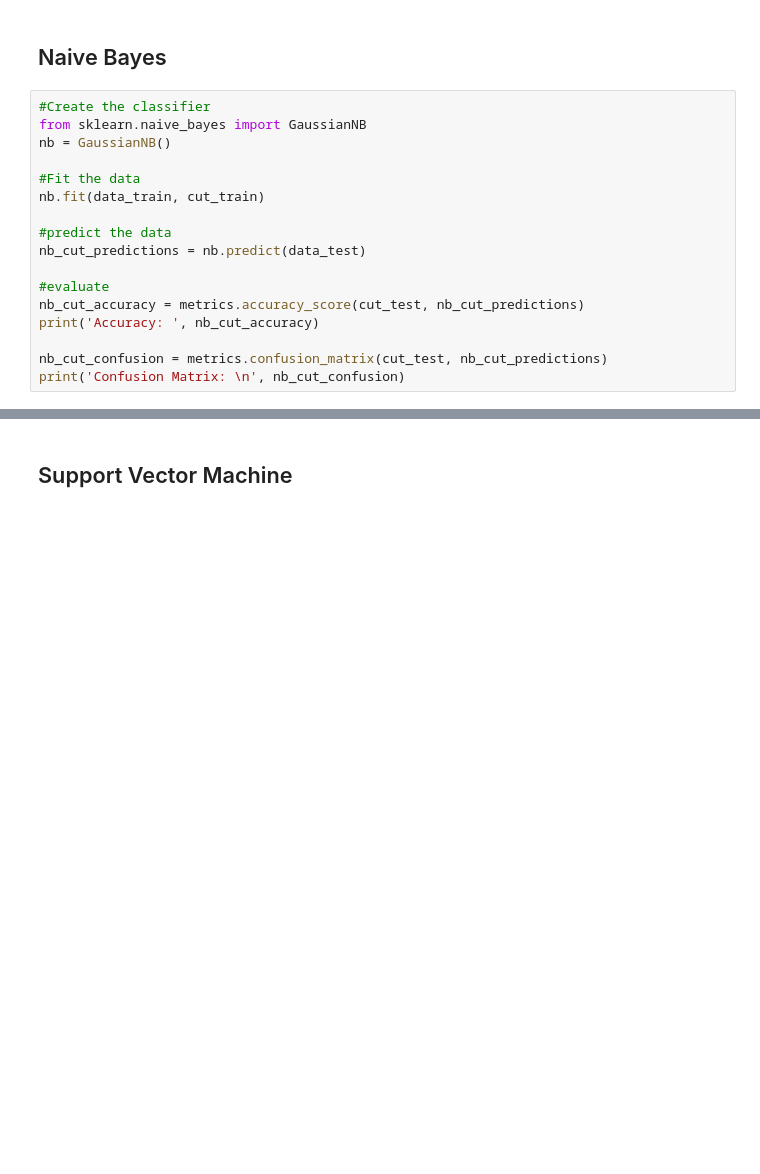
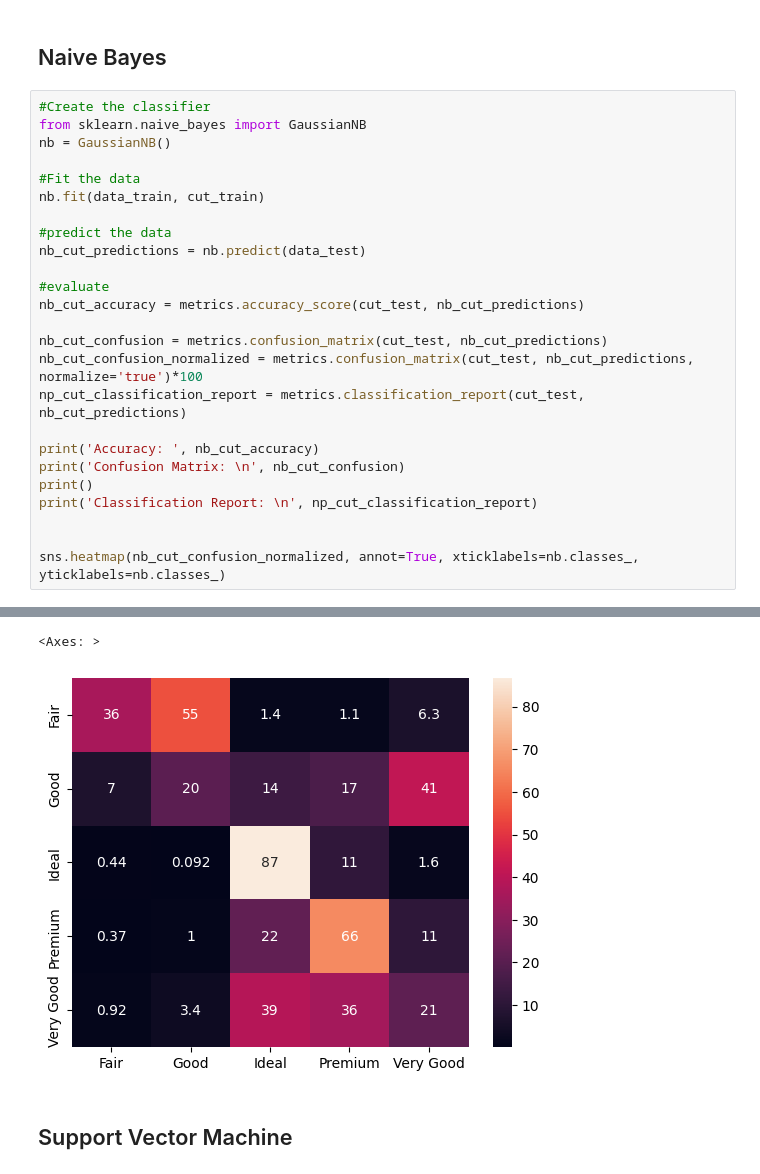
Before and after one commit to wortcook/UMKC, a Jupyter notebook: Fall2024/CS5530-0005/hw3/Thomas_Jones_CS5530_0005_HW_3_Supervised_Learning.ipynb, the cells around one changed output, grey strips where cells are left out. Cells and saved outputs as stored; diff of their text form; blank space fills up the shorter version.

```diff
--- a/Fall2024/CS5530-0005/hw3/Thomas_Jones_CS5530_0005_HW_3_Supervised_Learning.ipynb
+++ b/Fall2024/CS5530-0005/hw3/Thomas_Jones_CS5530_0005_HW_3_Supervised_Learning.ipynb
@@ -158,10 +182,18 @@ nb_cut_predictions = nb.predict(data_test)
 
 #evaluate
 nb_cut_accuracy = metrics.accuracy_score(cut_test, nb_cut_predictions)
-print('Accuracy: ', nb_cut_accuracy)
 
 nb_cut_confusion = metrics.confusion_matrix(cut_test, nb_cut_predictions)
+nb_cut_confusion_normalized = metrics.confusion_matrix(cut_test, nb_cut_predictions, normalize='true')*100
+np_cut_classification_report = metrics.classification_report(cut_test, nb_cut_predictions)
+
+print('Accuracy: ', nb_cut_accuracy)
 print('Confusion Matrix: \n', nb_cut_confusion)
+print()
+print('Classification Report: \n', np_cut_classification_report)
+
+
+sns.heatmap(nb_cut_confusion_normalized, annot=True, xticklabels=nb.classes_, yticklabels=nb.classes_)
 # %% [output]
 Accuracy:  0.5938021896455743
 Confusion Matrix:
@@ -173,3 +218,5 @@ Confusion Matrix:
+<Axes: >
+[figure, added]
 # %% [markdown]
 ## Support Vector Machine
 # %%
```
Also changed, not shown: parts of 8 cells of this notebook, 3 other files.
